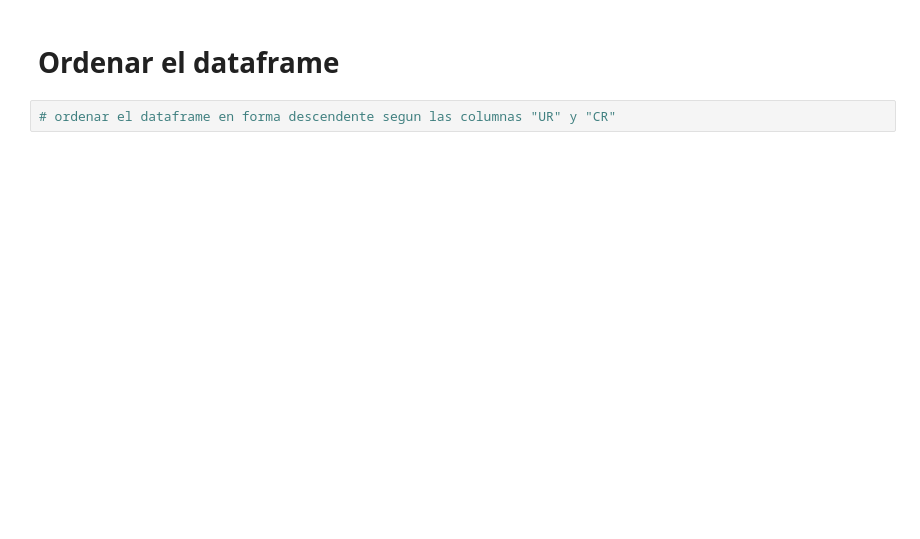
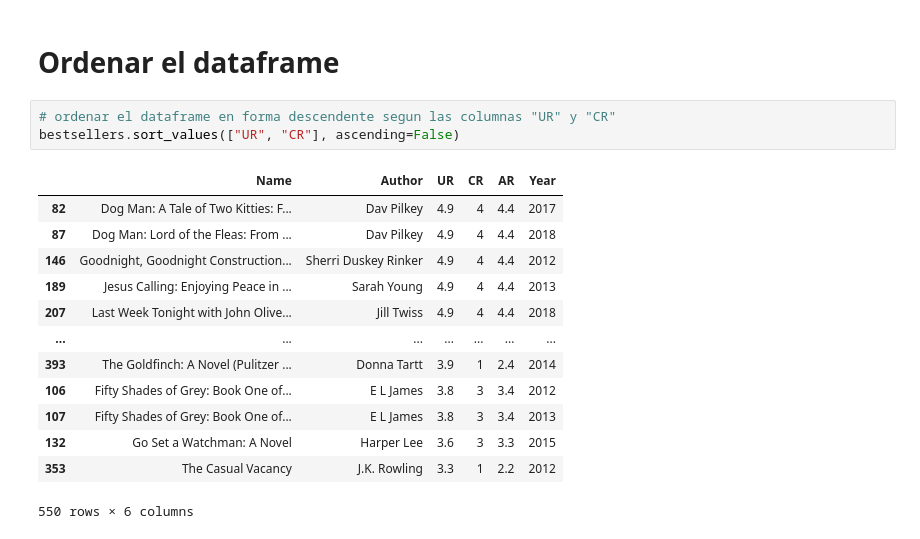
Before and after one commit to Miguelsre10/Optativa-Python, a Jupyter notebook: UD2/IntroPandasEjercicios/Introduccion a Pandas-Ejercicio.ipynb, the cells around one changed output. Saved outputs shown, nothing was run; the diff lists cells and outputs as text; blank space fills up the shorter version.

```diff
--- a/UD2/IntroPandasEjercicios/Introduccion a Pandas-Ejercicio.ipynb
+++ b/UD2/IntroPandasEjercicios/Introduccion a Pandas-Ejercicio.ipynb
@@ -128,3 +192,18 @@ bestsellers.head()
 # Ordenar el dataframe
 # %%
 # ordenar el dataframe en forma descendente segun las columnas "UR" y "CR"
+bestsellers.sort_values(["UR", "CR"], ascending=False)
+# %% [output]
+|  | Name | Author | UR | CR | AR | Year |
+| 82 | Dog Man: A Tale of Two Kitties: F... | Dav Pilkey | 4.9 | 4 | 4.4 | 2017 |
+| 87 | Dog Man: Lord of the Fleas: From ... | Dav Pilkey | 4.9 | 4 | 4.4 | 2018 |
+| 146 | Goodnight, Goodnight Construction... | Sherri Duskey Rinker | 4.9 | 4 | 4.4 | 2012 |
+| 189 | Jesus Calling: Enjoying Peace in ... | Sarah Young | 4.9 | 4 | 4.4 | 2013 |
+| 207 | Last Week Tonight with John Olive... | Jill Twiss | 4.9 | 4 | 4.4 | 2018 |
+| ... | ... | ... | ... | ... | ... | ... |
+| 393 | The Goldfinch: A Novel (Pulitzer ... | Donna Tartt | 3.9 | 1 | 2.4 | 2014 |
+| 106 | Fifty Shades of Grey: Book One of... | E L James | 3.8 | 3 | 3.4 | 2012 |
+| 107 | Fifty Shades of Grey: Book One of... | E L James | 3.8 | 3 | 3.4 | 2013 |
+| 132 | Go Set a Watchman: A Novel | Harper Lee | 3.6 | 3 | 3.3 | 2015 |
+| 353 | The Casual Vacancy | J.K. Rowling | 3.3 | 1 | 2.2 | 2012 |
+550 rows × 6 columns
```
Also changed, not shown: parts of 9 cells of this notebook.
